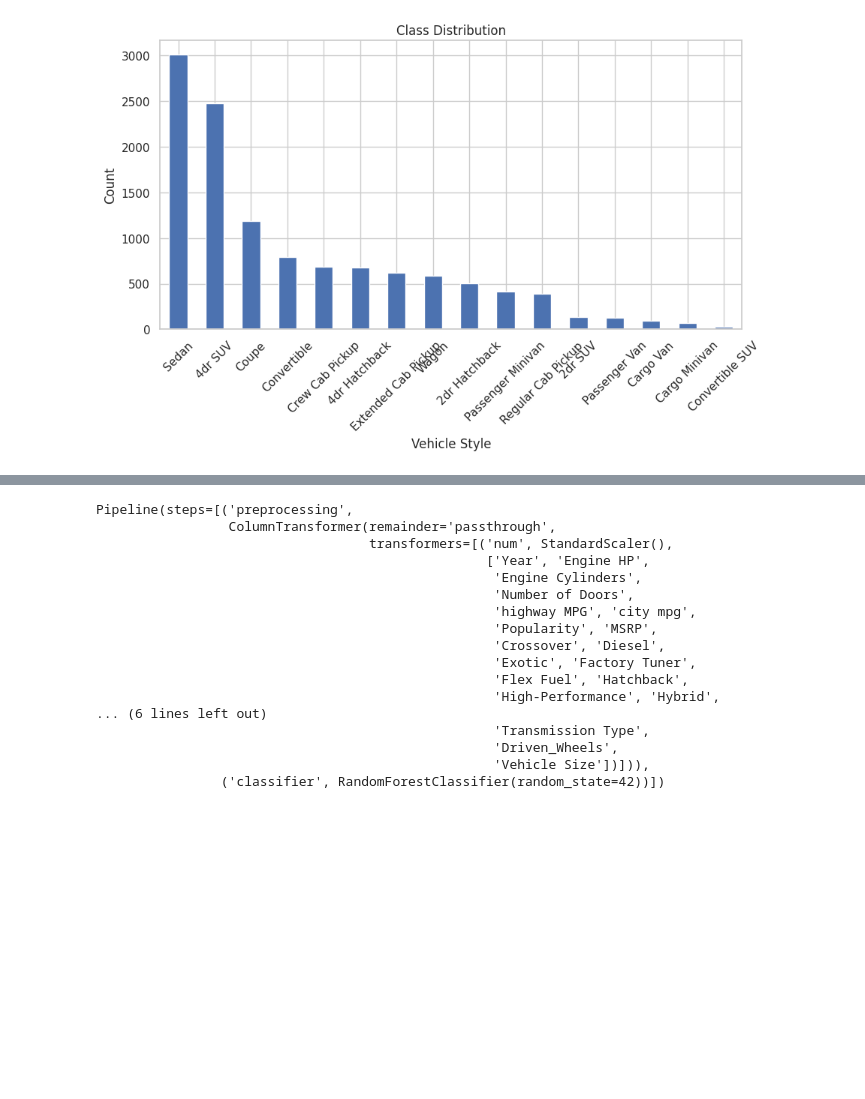
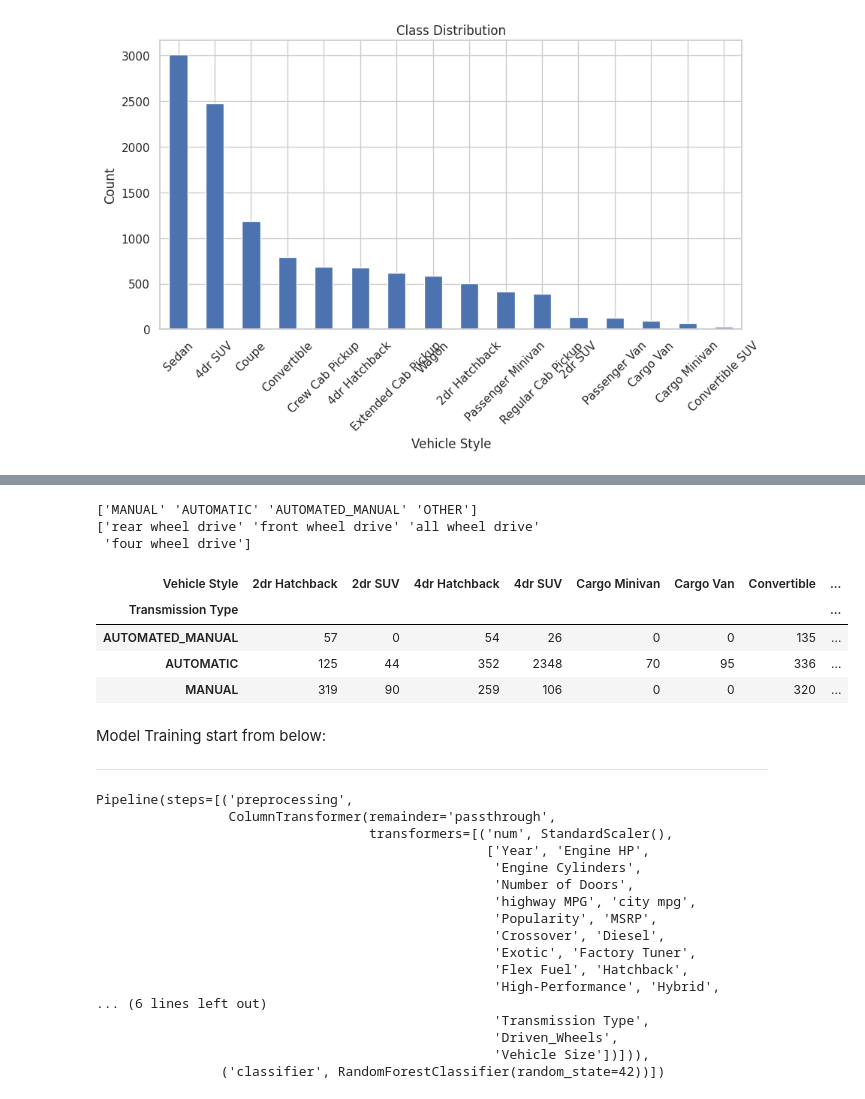
Before and after one commit to dhanesh-vaghasiya/car-model-predictor, a Jupyter notebook: main.ipynb, the cells around one changed output, grey strips where cells are left out. Saved outputs shown, nothing was run; the diff lists cells and outputs as text; code cells hidden in the pictures; blank space fills up the shorter version.

```diff
--- a/main.ipynb
+++ b/main.ipynb
@@ -133,3 +131,4 @@ df.drop(columns=["None"])
 # %%
 df.dropna(subset=['Engine Fuel Type', 'Engine HP', 'Engine Cylinders', 'Number of Doors'], inplace=True)
 df.reset_index(drop=True, inplace=True)
+df.drop(columns=["None"], inplace=True)
@@ -164,0 +172,15 @@ plt.show()
+# %%
+print(df['Transmission Type'].unique())
+print(df['Driven_Wheels'].unique())
+# %% [output]
+['MANUAL' 'AUTOMATIC' 'AUTOMATED_MANUAL' 'OTHER']
+['rear wheel drive' 'front wheel drive' 'all wheel drive'
+ 'four wheel drive']
+# %%
+pd.crosstab(df['Transmission Type'], df['Vehicle Style'])
+# %% [output]
+| Vehicle Style | 2dr Hatchback | 2dr SUV | 4dr Hatchback | 4dr SUV | Cargo Minivan | Cargo Van | Convertible | ... |
+| Transmission Type |  |  |  |  |  |  |  | ... |
+| AUTOMATED_MANUAL | 57 | 0 | 54 | 26 | 0 | 0 | 135 | ... |
+| AUTOMATIC | 125 | 44 | 352 | 2348 | 70 | 95 | 336 | ... |
+| MANUAL | 319 | 90 | 259 | 106 | 0 | 0 | 320 | ... |
@@ -165,3 +193,8 @@ plt.show()
+# %% [markdown]
+Model Training start from below:
+
+
+---
 # %%
 
 X = df.drop(columns=['Vehicle Style'])
```
Also changed, not shown: parts of 10 cells of this notebook.
